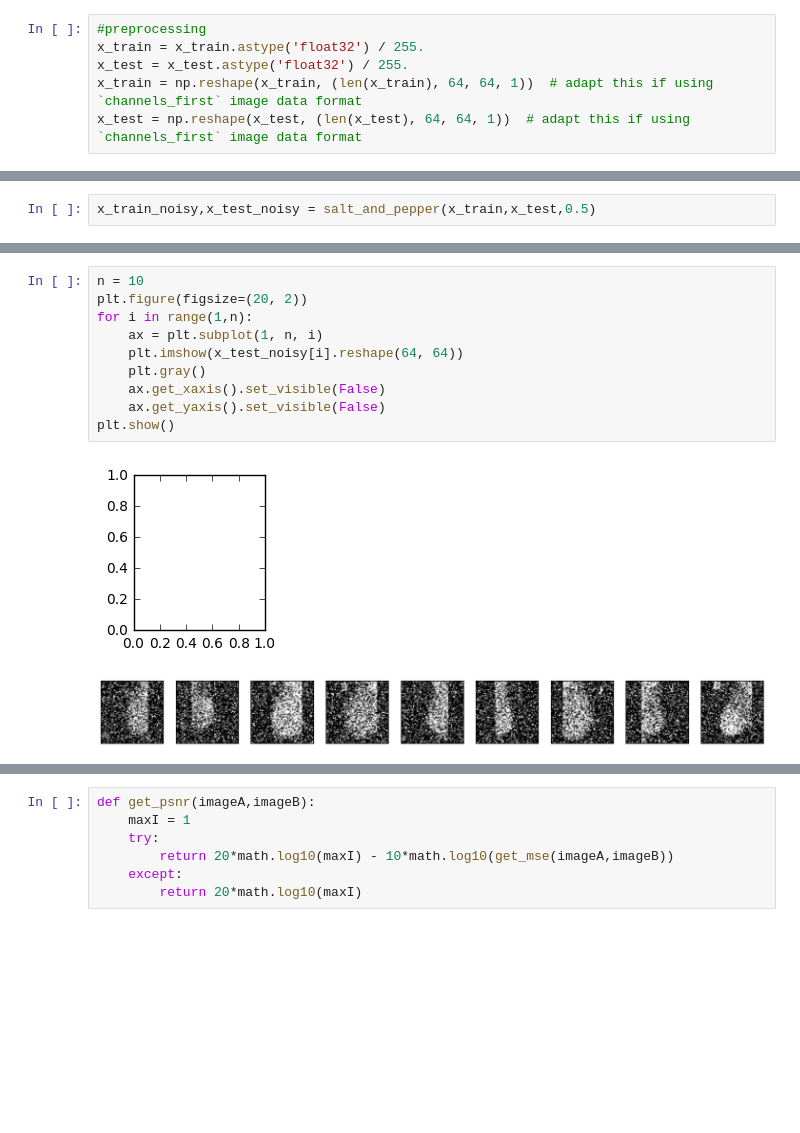
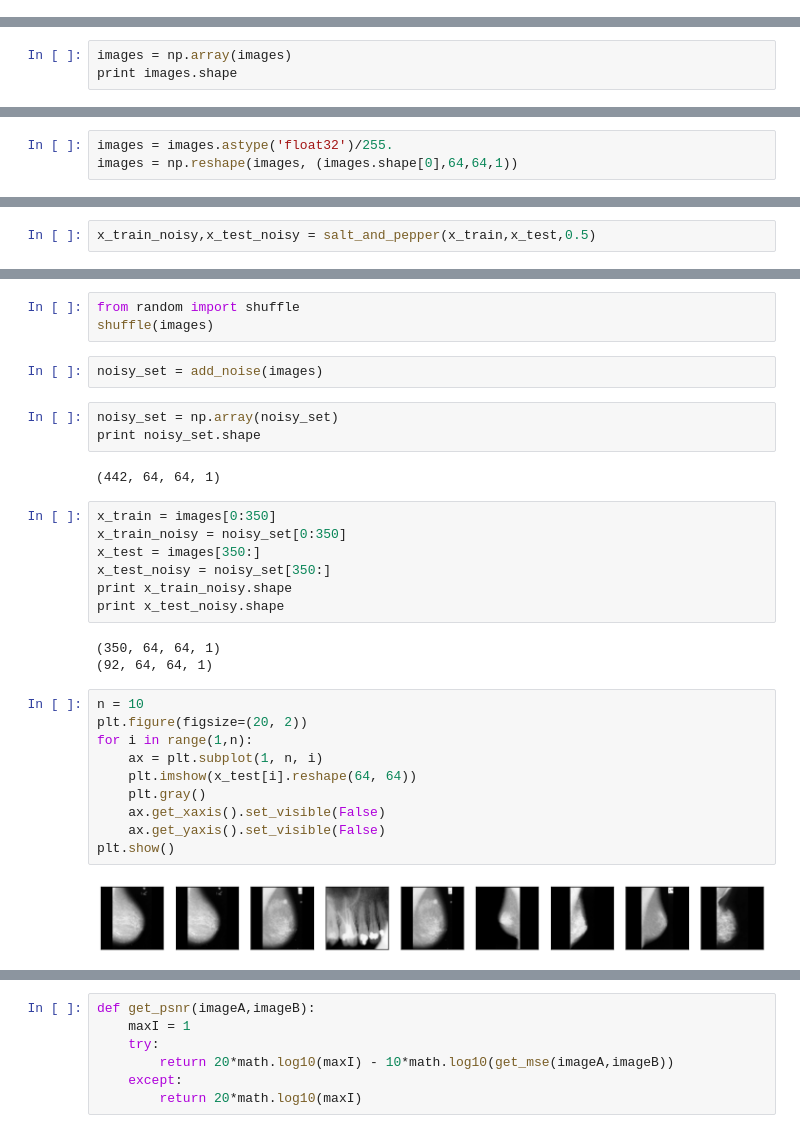
Before and after one commit to sandeepnmenon/Image-Denoising-with-Convolutional-Denoising-Autoencoders, a Jupyter notebook: mini-MIAS.ipynb, the cells around one changed output, grey strips where cells are left out. Cells and saved outputs as stored; diff of their text form; blank space fills up the shorter version.

Commit message:
multi noise denoising

```diff
--- a/mini-MIAS.ipynb
+++ b/mini-MIAS.ipynb
@@ -34,6 +28,0 @@ x_test = np.array(test_x)
-# %%
-#preprocessing
-x_train = x_train.astype('float32') / 255.
-x_test = x_test.astype('float32') / 255.
-x_train = np.reshape(x_train, (len(x_train), 64, 64, 1))  # adapt this if using `channels_first` image data format
-x_test = np.reshape(x_test, (len(x_test), 64, 64, 1))  # adapt this if using `channels_first` image data format
@@ -43,0 +29,3 @@ x_train[0].shape
+# %%
+images = np.array(images)
+print images.shape
@@ -43,0 +34,3 @@ x_train[0].shape
+# %%
+images = images.astype('float32')/255.
+images = np.reshape(images, (images.shape[0],64,64,1))
@@ -105,16 +119,35 @@ x_train_noisy.shape
+# %%
+from random import shuffle
+shuffle(images)
+# %%
+noisy_set = add_noise(images)
+# %%
+noisy_set = np.array(noisy_set)
+print noisy_set.shape
+# %% [output]
+(442, 64, 64, 1)
+# %%
+x_train = images[0:350]
+x_train_noisy = noisy_set[0:350]
+x_test = images[350:]
+x_test_noisy = noisy_set[350:]
+print x_train_noisy.shape
+print x_test_noisy.shape
+# %% [output]
+(350, 64, 64, 1)
+(92, 64, 64, 1)
 # %%
 n = 10
 plt.figure(figsize=(20, 2))
 for i in range(1,n):
     ax = plt.subplot(1, n, i)
-    plt.imshow(x_test_noisy[i].reshape(64, 64))
+    plt.imshow(x_test[i].reshape(64, 64))
     plt.gray()
     ax.get_xaxis().set_visible(False)
     ax.get_yaxis().set_visible(False)
 plt.show()
 # %% [output]
-[figure, old version]
+[figure, new version]
-[figure, removed]
 # %%
 from keras.layers import Input, Dense
 from keras.models import Model
```
Also changed, not shown: parts of 44 cells of this notebook, 1 other file.
